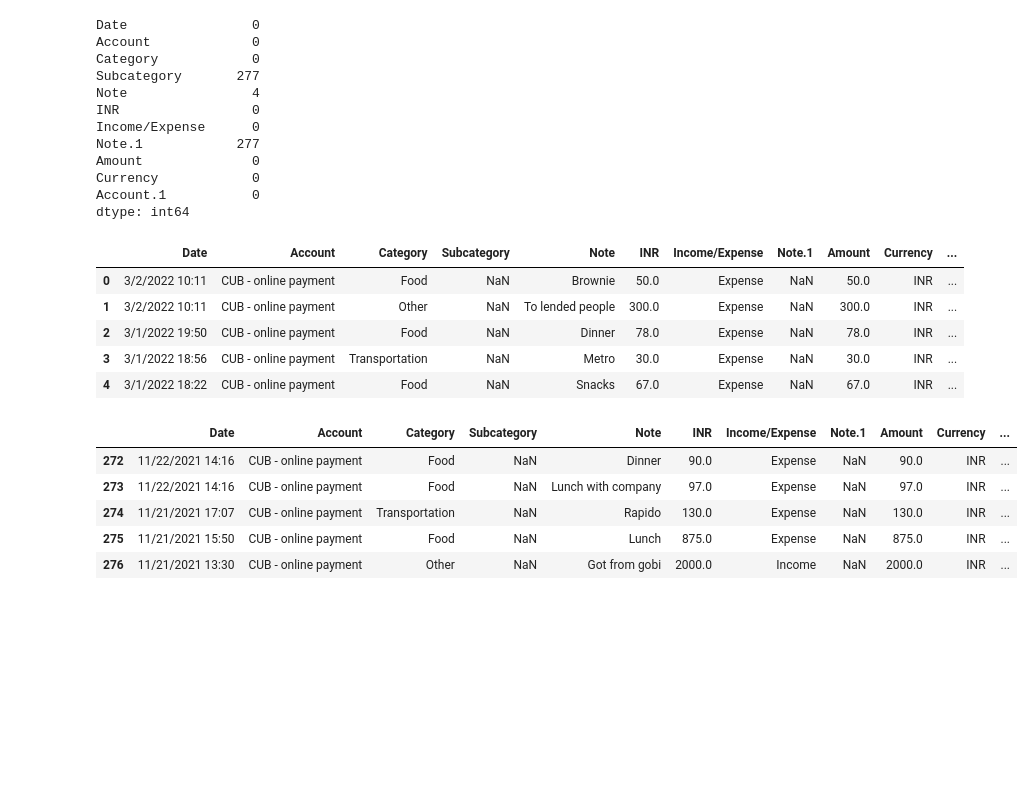
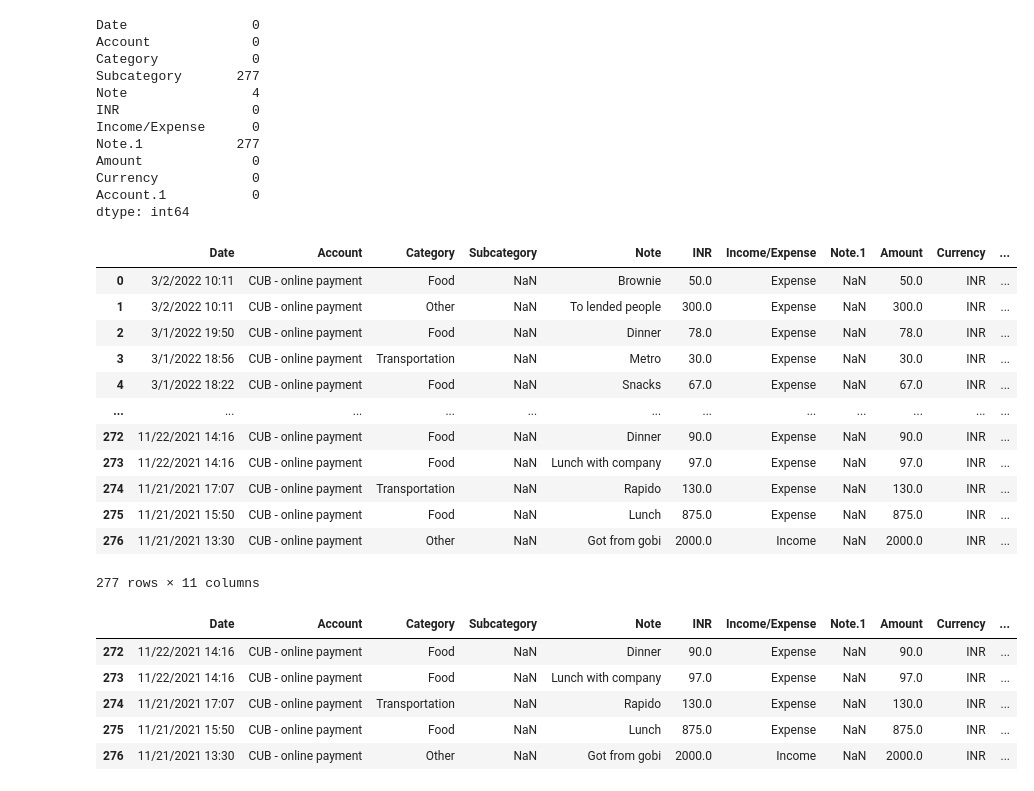
Before and after one commit to tanvisable25/INCOME-AND-EXPENSES-DATA-ANALYSIS, a Jupyter notebook: 6.INCOME & EXPENSE ANALYSIS PYTHON PROJECT.ipynb, the cells around one changed output. Drawn from its saved outputs; the diff is of its cells as text; code cells hidden in the pictures; blank space fills up the shorter version.

```diff
--- a/6.INCOME & EXPENSE ANALYSIS PYTHON PROJECT.ipynb
+++ b/6.INCOME & EXPENSE ANALYSIS PYTHON PROJECT.ipynb
@@ -62,14 +62,21 @@ dtype: int64
 # %%
 # Q.5) Show top 5 and bottom 5 records
 
-df.head(5)
+df.head(277)
 # %% [output]
 |  | Date | Account | Category | Subcategory | Note | INR | Income/Expense | Note.1 | Amount | Currency | ... |
 | 0 | 3/2/2022 10:11 | CUB - online payment | Food | NaN | Brownie | 50.0 | Expense | NaN | 50.0 | INR | ... |
 | 1 | 3/2/2022 10:11 | CUB - online payment | Other | NaN | To lended people | 300.0 | Expense | NaN | 300.0 | INR | ... |
 | 2 | 3/1/2022 19:50 | CUB - online payment | Food | NaN | Dinner | 78.0 | Expense | NaN | 78.0 | INR | ... |
 | 3 | 3/1/2022 18:56 | CUB - online payment | Transportation | NaN | Metro | 30.0 | Expense | NaN | 30.0 | INR | ... |
 | 4 | 3/1/2022 18:22 | CUB - online payment | Food | NaN | Snacks | 67.0 | Expense | NaN | 67.0 | INR | ... |
+| ... | ... | ... | ... | ... | ... | ... | ... | ... | ... | ... | ... |
+| 272 | 11/22/2021 14:16 | CUB - online payment | Food | NaN | Dinner | 90.0 | Expense | NaN | 90.0 | INR | ... |
+| 273 | 11/22/2021 14:16 | CUB - online payment | Food | NaN | Lunch with company | 97.0 | Expense | NaN | 97.0 | INR | ... |
+| 274 | 11/21/2021 17:07 | CUB - online payment | Transportation | NaN | Rapido | 130.0 | Expense | NaN | 130.0 | INR | ... |
+| 275 | 11/21/2021 15:50 | CUB - online payment | Food | NaN | Lunch | 875.0 | Expense | NaN | 875.0 | INR | ... |
+| 276 | 11/21/2021 13:30 | CUB - online payment | Other | NaN | Got from gobi | 2000.0 | Income | NaN | 2000.0 | INR | ... |
+277 rows × 11 columns
 # %%
 df.tail(5)
 # %% [output]
```
Also changed, not shown: parts of 1 cell of this notebook.
